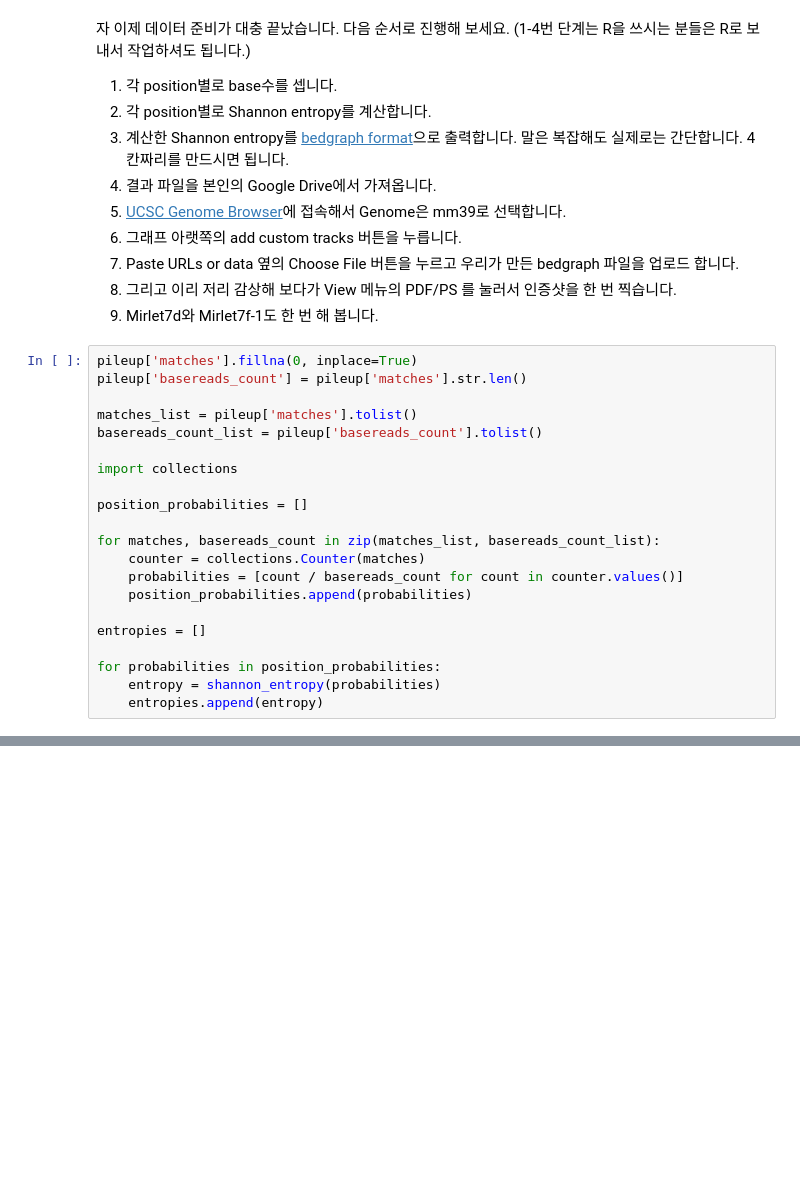
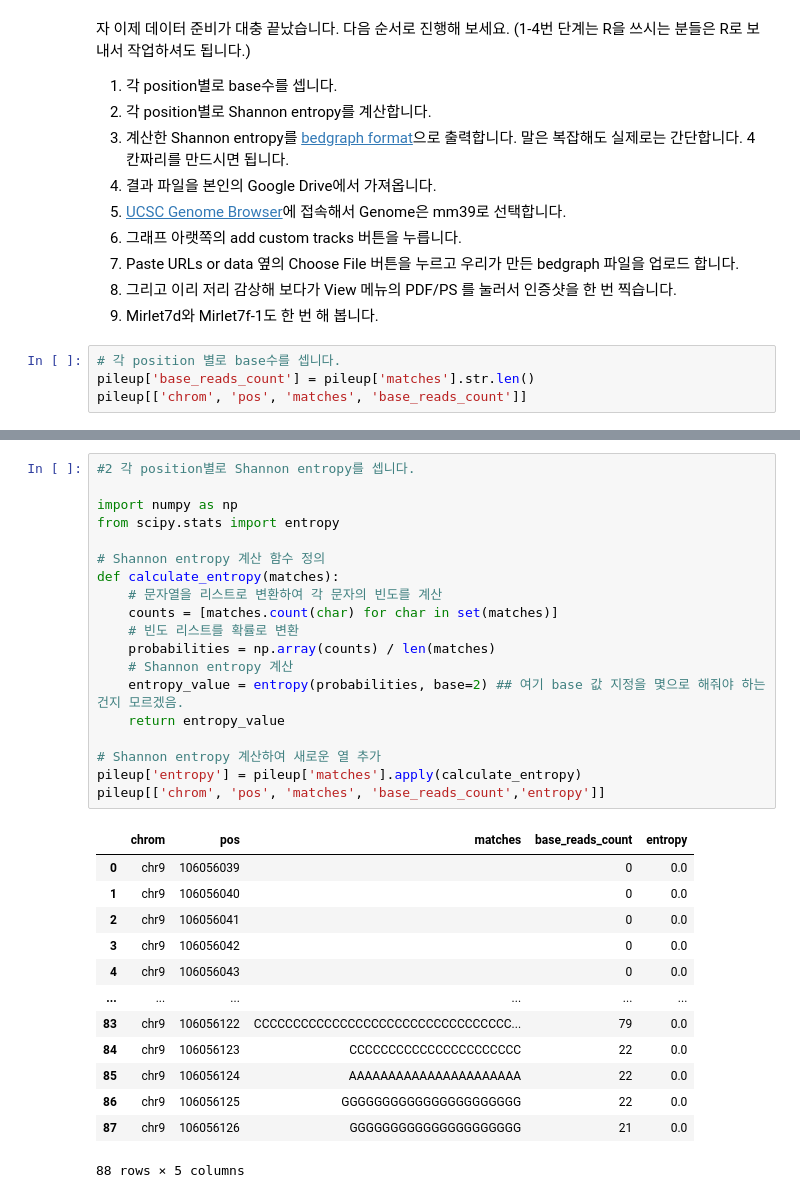
Before and after one commit to JungseoChoi/CJSbioinformatics, a Jupyter notebook: CoLab_TermProj_2023_3_1.ipynb, the cells around one changed output, grey strips where cells are left out. Saved outputs shown, nothing was run; the diff lists cells and outputs as text; blank space fills up the shorter version.

```diff
--- a/CoLab_TermProj_2023_3_1.ipynb
+++ b/CoLab_TermProj_2023_3_1.ipynb
@@ -316,24 +337,7 @@ pileup[pileup['pos'] == 106056094].iloc[0]['matches']
 1. Paste URLs or data 옆의 Choose File 버튼을 누르고 우리가 만든 bedgraph 파일을 업로드 합니다.
 1. 그리고 이리 저리 감상해 보다가 View 메뉴의 PDF/PS 를 눌러서 인증샷을 한 번 찍습니다.
 1. Mirlet7d와 Mirlet7f-1도 한 번 해 봅니다.
-# %%
-pileup['matches'].fillna(0, inplace=True)
-pileup['basereads_count'] = pileup['matches'].str.len()
-
-matches_list = pileup['matches'].tolist()
-basereads_count_list = pileup['basereads_count'].tolist()
-
-import collections
-
-position_probabilities = []
-
-for matches, basereads_count in zip(matches_list, basereads_count_list):
-    counter = collections.Counter(matches)
-    probabilities = [count / basereads_count for count in counter.values()]
-    position_probabilities.append(probabilities)
-
-entropies = []
-
-for probabilities in position_probabilities:
-    entropy = shannon_entropy(probabilities)
-    entropies.append(entropy)
+# %%
+# 각 position 별로 base수를 셉니다.
+pileup['base_reads_count'] = pileup['matches'].str.len()
+pileup[['chrom', 'pos', 'matches', 'base_reads_count']]
@@ -339,0 +358,33 @@ for probabilities in position_probabilities:
+# %%
+#2 각 position별로 Shannon entropy를 셉니다.
+
+import numpy as np
+from scipy.stats import entropy
+
+# Shannon entropy 계산 함수 정의
+def calculate_entropy(matches):
+    # 문자열을 리스트로 변환하여 각 문자의 빈도를 계산
+    counts = [matches.count(char) for char in set(matches)]
+    # 빈도 리스트를 확률로 변환
+    probabilities = np.array(counts) / len(matches)
+    # Shannon entropy 계산
+    entropy_value = entropy(probabilities, base=2) ## 여기 base 값 지정을 몇으로 해줘야 하는건지 모르겠음.
+    return entropy_value
+
+# Shannon entropy 계산하여 새로운 열 추가
+pileup['entropy'] = pileup['matches'].apply(calculate_entropy)
+pileup[['chrom', 'pos', 'matches', 'base_reads_count','entropy']]
+# %% [output]
+|  | chrom | pos | matches | base_reads_count | entropy |
+| 0 | chr9 | 106056039 |  | 0 | 0.0 |
+| 1 | chr9 | 106056040 |  | 0 | 0.0 |
+| 2 | chr9 | 106056041 |  | 0 | 0.0 |
+| 3 | chr9 | 106056042 |  | 0 | 0.0 |
+| 4 | chr9 | 106056043 |  | 0 | 0.0 |
+| ... | ... | ... | ... | ... | ... |
+| 83 | chr9 | 106056122 | CCCCCCCCCCCCCCCCCCCCCCCCCCCCCCCCC... | 79 | 0.0 |
+| 84 | chr9 | 106056123 | CCCCCCCCCCCCCCCCCCCCCC | 22 | 0.0 |
+| 85 | chr9 | 106056124 | AAAAAAAAAAAAAAAAAAAAAA | 22 | 0.0 |
+| 86 | chr9 | 106056125 | GGGGGGGGGGGGGGGGGGGGGG | 22 | 0.0 |
+| 87 | chr9 | 106056126 | GGGGGGGGGGGGGGGGGGGGG | 21 | 0.0 |
+88 rows × 5 columns
```
Also changed, not shown: parts of 12 cells of this notebook.
